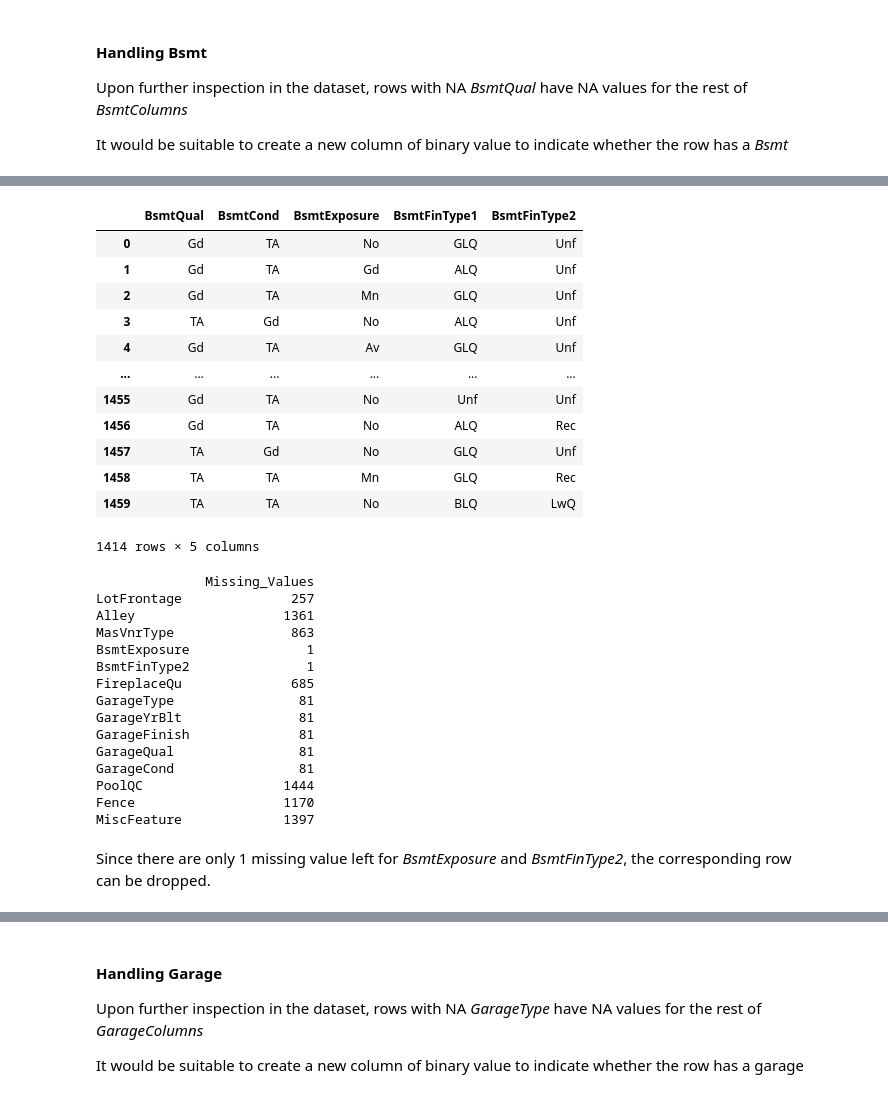
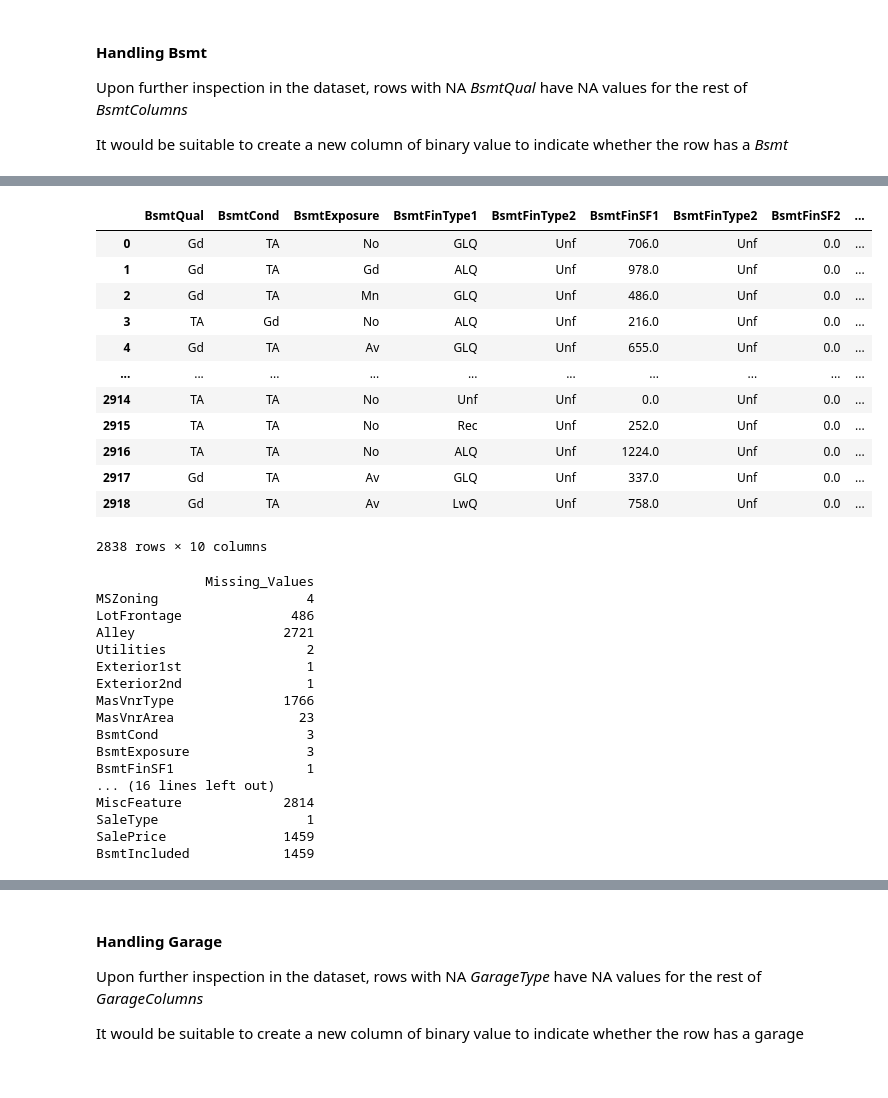
Before and after one commit to petermok-1213/house-price-regression, a Jupyter notebook: ipynb/random_forest_regression.ipynb, the cells around one changed output, grey strips where cells are left out. Saved outputs shown, nothing was run; the diff lists cells and outputs as text; code cells hidden in the pictures.

```diff
--- a/ipynb/random_forest_regression.ipynb
+++ b/ipynb/random_forest_regression.ipynb
@@ -20,3 +23,9 @@ TESTING_SET_PATH = '../dataset/test.csv'
 testing_set = pd.read_csv(TESTING_SET_PATH)
 # %% [markdown]
 ## Data Preprocessing
+# %%
+# Combining both sets to process together
+print(f'Training set length: {len(training_set)}; Testing set lenth: {len(testing_set)}')
+total_set = pd.concat([training_set, testing_set]).reset_index()
+print(f'Total set length: {len(total_set)}')
+testing_min_id = 1461
@@ -112,50 +90,50 @@ cleaned_set.loc[mask, cols]
 # %%
 # Inspecting rows with non-NA BsmtQual
-mask = cleaned_set['BsmtQual'].notna()
-cols = ('BsmtQual', 'BsmtCond', 'BsmtExposure', 'BsmtFinType1', 'BsmtFinType2')
-cleaned_set.loc[mask, cols]
+mask = total_set['BsmtQual'].notna()
+cols = ('BsmtQual', 'BsmtCond', 'BsmtExposure', 'BsmtFinType1', 'BsmtFinType2', 'BsmtFinSF1', 'BsmtFinType2', 'BsmtFinSF2', 'BsmtUnfSF', 'TotalBsmtSF')
+total_set.loc[mask, cols]
 # %% [output]
-|  | BsmtQual | BsmtCond | BsmtExposure | BsmtFinType1 | BsmtFinType2 |
-| 0 | Gd | TA | No | GLQ | Unf |
-| 1 | Gd | TA | Gd | ALQ | Unf |
-| 2 | Gd | TA | Mn | GLQ | Unf |
-| 3 | TA | Gd | No | ALQ | Unf |
-| 4 | Gd | TA | Av | GLQ | Unf |
-| ... | ... | ... | ... | ... | ... |
-| 1455 | Gd | TA | No | Unf | Unf |
-| 1456 | Gd | TA | No | ALQ | Rec |
-| 1457 | TA | Gd | No | GLQ | Unf |
-| 1458 | TA | TA | Mn | GLQ | Rec |
-| 1459 | TA | TA | No | BLQ | LwQ |
+|  | BsmtQual | BsmtCond | BsmtExposure | BsmtFinType1 | BsmtFinType2 | BsmtFinSF1 | BsmtFinType2 | BsmtFinSF2 | ... |
+| 0 | Gd | TA | No | GLQ | Unf | 706.0 | Unf | 0.0 | ... |
+| 1 | Gd | TA | Gd | ALQ | Unf | 978.0 | Unf | 0.0 | ... |
+| 2 | Gd | TA | Mn | GLQ | Unf | 486.0 | Unf | 0.0 | ... |
+| 3 | TA | Gd | No | ALQ | Unf | 216.0 | Unf | 0.0 | ... |
+| 4 | Gd | TA | Av | GLQ | Unf | 655.0 | Unf | 0.0 | ... |
+| ... | ... | ... | ... | ... | ... | ... | ... | ... | ... |
+| 2914 | TA | TA | No | Unf | Unf | 0.0 | Unf | 0.0 | ... |
+| 2915 | TA | TA | No | Rec | Unf | 252.0 | Unf | 0.0 | ... |
+| 2916 | TA | TA | No | ALQ | Unf | 1224.0 | Unf | 0.0 | ... |
+| 2917 | Gd | TA | Av | GLQ | Unf | 337.0 | Unf | 0.0 | ... |
+| 2918 | Gd | TA | Av | LwQ | Unf | 758.0 | Unf | 0.0 | ... |
-1414 rows × 5 columns
+2838 rows × 10 columns
 # %%
 # Creating a indicator column
 cleaned_set = cleaned_set.assign(BsmtIncluded=training_set['BsmtQual'].notna())
-testing_set = testing_set.assign(BsmtIncluded=training_set['BsmtQual'].notna())
 
 # Replaceing NA with an arbitrary value
 mask = cleaned_set['BsmtQual'].isna()
-cols = ('BsmtQual', 'BsmtCond', 'BsmtExposure', 'BsmtFinType1', 'BsmtFinType2')
+cat_cols = ('BsmtQual', 'BsmtCond', 'BsmtExposure', 'BsmtFinType1', 'BsmtFinType2')
+num_cols = ('BsmtFinSF2', 'BsmtUnfSF', 'TotalBsmtSF')
 
-cleaned_set.loc[mask, cols] = 'NA'  # Since the features are categorical (str), the value will be as such
-testing_set.loc[mask, cols] = 'NA'
+cleaned_set.loc[mask, cat_cols] = str('NA')
+cleaned_set.loc[mask, num_cols] = 0
 
 display_missing_values(cleaned_set)
 # %% [output]
               Missing_Values
-LotFrontage              257
-Alley                   1361
-MasVnrType               863
-BsmtExposure               1
-BsmtFinType2               1
-FireplaceQu              685
-GarageType                81
-GarageYrBlt               81
-GarageFinish              81
-GarageQual                81
-GarageCond                81
-PoolQC                  1444
-Fence                   1170
-MiscFeature             1397
+MSZoning                   4
+LotFrontage              486
+Alley                   2721
+Utilities                  2
+Exterior1st                1
+Exterior2nd                1
+MasVnrType              1766
+MasVnrArea                23
+BsmtCond                   3
+BsmtExposure               3
+BsmtFinSF1                 1
+... (16 lines left out)
+MiscFeature             2814
+SaleType                   1
+SalePrice               1459
+BsmtIncluded            1459
-# %% [markdown]
-Since there are only 1 missing value left for *BsmtExposure* and *BsmtFinType2*, the corresponding row can be dropped.
```
Also changed, not shown: parts of 38 cells of this notebook.
